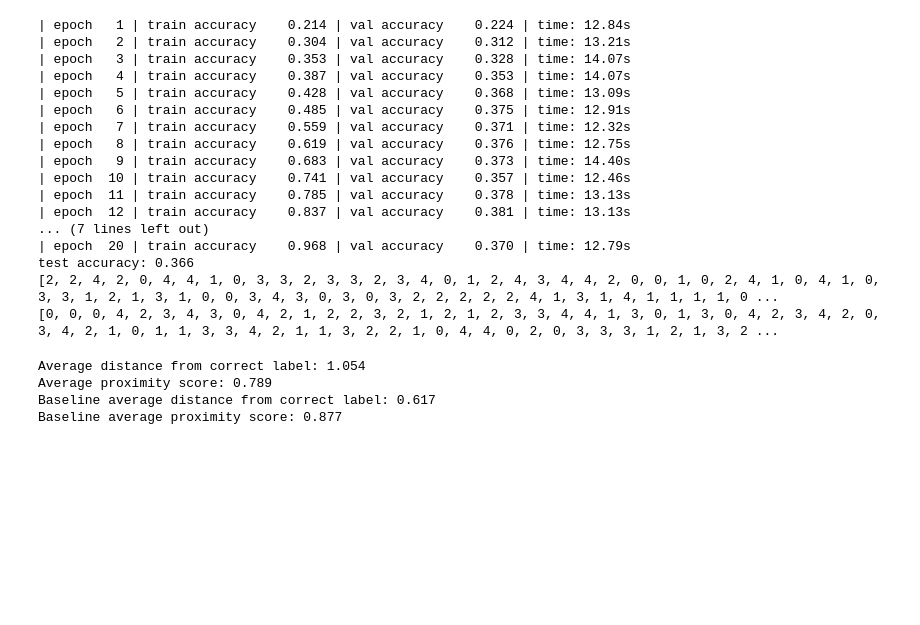
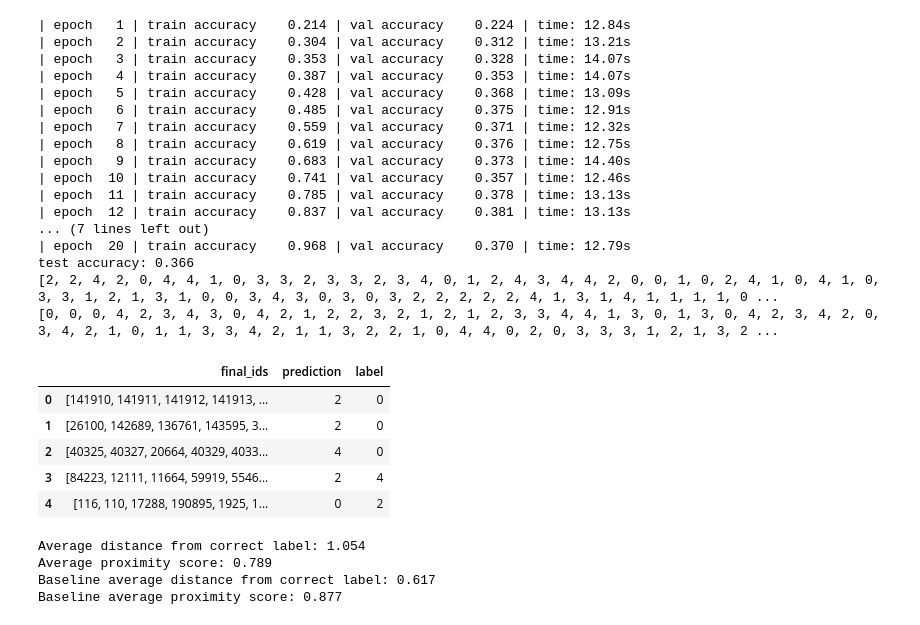
Before and after one commit to vikramv17/cs451-project, a Jupyter notebook: model.ipynb, the cells around one changed output. Saved outputs shown, nothing was run; the diff lists cells and outputs as text; code cells hidden in the pictures; blank space fills up the shorter version.

```diff
--- a/model.ipynb
+++ b/model.ipynb
@@ -231,6 +231,25 @@ print(labels)
 test accuracy: 0.366
 [2, 2, 4, 2, 0, 4, 4, 1, 0, 3, 3, 2, 3, 3, 2, 3, 4, 0, 1, 2, 4, 3, 4, 4, 2, 0, 0, 1, 0, 2, 4, 1, 0, 4, 1, 0, 3, 3, 1, 2, 1, 3, 1, 0, 0, 3, 4, 3, 0, 3, 0, 3, 2, 2, 2, 2, 2, 4, 1, 3, 1, 4, 1, 1, 1, 1, 0 ...
 [0, 0, 0, 4, 2, 3, 4, 3, 0, 4, 2, 1, 2, 2, 3, 2, 1, 2, 1, 2, 3, 3, 4, 4, 1, 3, 0, 1, 3, 0, 4, 2, 3, 4, 2, 0, 3, 4, 2, 1, 0, 1, 1, 3, 3, 4, 2, 1, 1, 3, 2, 2, 1, 0, 4, 4, 0, 2, 0, 3, 3, 3, 1, 2, 1, 3, 2 ...
+# %%
+# Create a DataFrame with final_ids, predictions, and labels
+result_df = pd.DataFrame({
+    "final_ids": test_df["final_ids"].tolist(),
+    "prediction": predictions,
+    "label": labels
+})
+
+display(result_df.head())
+
+# Save the DataFrame to a CSV file
+result_df.to_csv("results/revenue_results.csv", index=False)
+# %% [output]
+|  | final_ids | prediction | label |
+| 0 | [141910, 141911, 141912, 141913, ... | 2 | 0 |
+| 1 | [26100, 142689, 136761, 143595, 3... | 2 | 0 |
+| 2 | [40325, 40327, 20664, 40329, 4033... | 4 | 0 |
+| 3 | [84223, 12111, 11664, 59919, 5546... | 2 | 4 |
+| 4 | [116, 110, 17288, 190895, 1925, 1... | 0 | 2 |
 # %%
 def scores(predictions, labels):
     preds = np.array(predictions)
```
Also changed, not shown: 3 other files.
